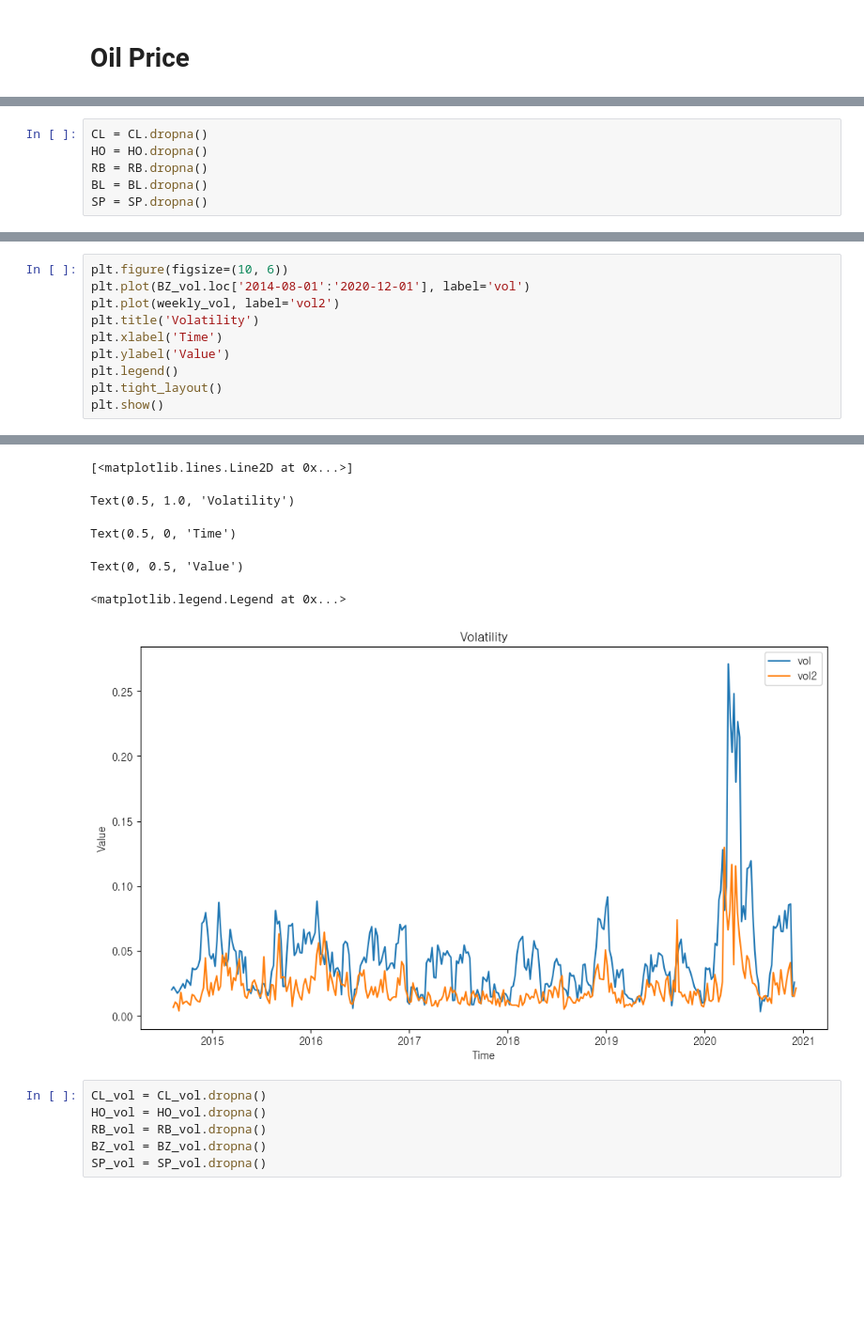
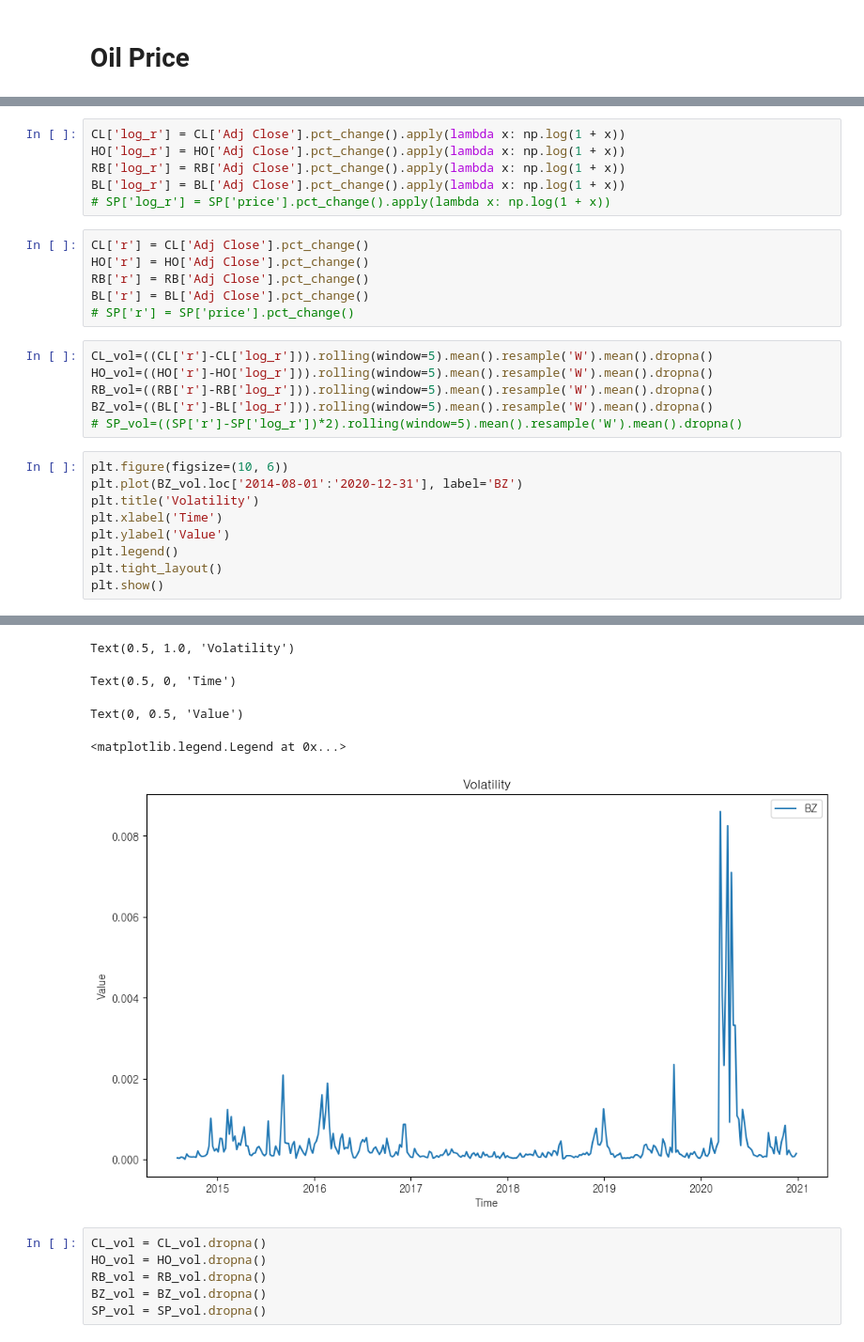
Before and after one commit to kimjuhwan1234/Volatility_Forecasting, a Jupyter notebook: preprocessing.ipynb, the cells around one changed output, grey strips where cells are left out. Shown at 94% size. Saved outputs shown, nothing was run; the diff lists cells and outputs as text; blank space fills up the shorter version.

```diff
--- a/preprocessing.ipynb
+++ b/preprocessing.ipynb
@@ -80,6 +73,0 @@ SP['return'] = SP['price'].pct_change().apply(lambda x: np.log(1 + x))
-# %%
-CL = CL.dropna()
-HO = HO.dropna()
-RB = RB.dropna()
-BL = BL.dropna()
-SP = SP.dropna()
@@ -98,22 +80,38 @@ weekly_vol = vol.resample('W').mean().dropna()
+# %%
+CL['log_r'] = CL['Adj Close'].pct_change().apply(lambda x: np.log(1 + x))
+HO['log_r'] = HO['Adj Close'].pct_change().apply(lambda x: np.log(1 + x))
+RB['log_r'] = RB['Adj Close'].pct_change().apply(lambda x: np.log(1 + x))
+BL['log_r'] = BL['Adj Close'].pct_change().apply(lambda x: np.log(1 + x))
+# SP['log_r'] = SP['price'].pct_change().apply(lambda x: np.log(1 + x))
+# %%
+CL['r'] = CL['Adj Close'].pct_change()
+HO['r'] = HO['Adj Close'].pct_change()
+RB['r'] = RB['Adj Close'].pct_change()
+BL['r'] = BL['Adj Close'].pct_change()
+# SP['r'] = SP['price'].pct_change()
+# %%
+CL_vol=((CL['r']-CL['log_r'])).rolling(window=5).mean().resample('W').mean().dropna()
+HO_vol=((HO['r']-HO['log_r'])).rolling(window=5).mean().resample('W').mean().dropna()
+RB_vol=((RB['r']-RB['log_r'])).rolling(window=5).mean().resample('W').mean().dropna()
+BZ_vol=((BL['r']-BL['log_r'])).rolling(window=5).mean().resample('W').mean().dropna()
+# SP_vol=((SP['r']-SP['log_r'])*2).rolling(window=5).mean().resample('W').mean().dropna()
 # %%
 plt.figure(figsize=(10, 6))
-plt.plot(BZ_vol.loc['2014-08-01':'2020-12-01'], label='vol')
-plt.plot(weekly_vol, label='vol2')
+plt.plot(BZ_vol.loc['2014-08-01':'2020-12-31'], label='BZ')
 plt.title('Volatility')
 plt.xlabel('Time')
 plt.ylabel('Value')
 plt.legend()
 plt.tight_layout()
 plt.show()
 # %% [output]
 <Figure size 1000x600 with 0 Axes>
 [<matplotlib.lines.Line2D at 0x...>]
-[<matplotlib.lines.Line2D at 0x...>]
+Text(0.5, 1.0, 'Volatility')
-Text(0.5, 1.0, 'Volatility')
+Text(0.5, 0, 'Time')
-Text(0.5, 0, 'Time')
+Text(0, 0.5, 'Value')
-Text(0, 0.5, 'Value')
+<matplotlib.legend.Legend at 0x...>
-<matplotlib.legend.Legend at 0x...>
-[figure, old version]
+[figure, new version]
 # %%
 CL_vol = CL_vol.dropna()
 HO_vol = HO_vol.dropna()
```
Also changed, not shown: parts of 9 cells of this notebook, 4 other files.
